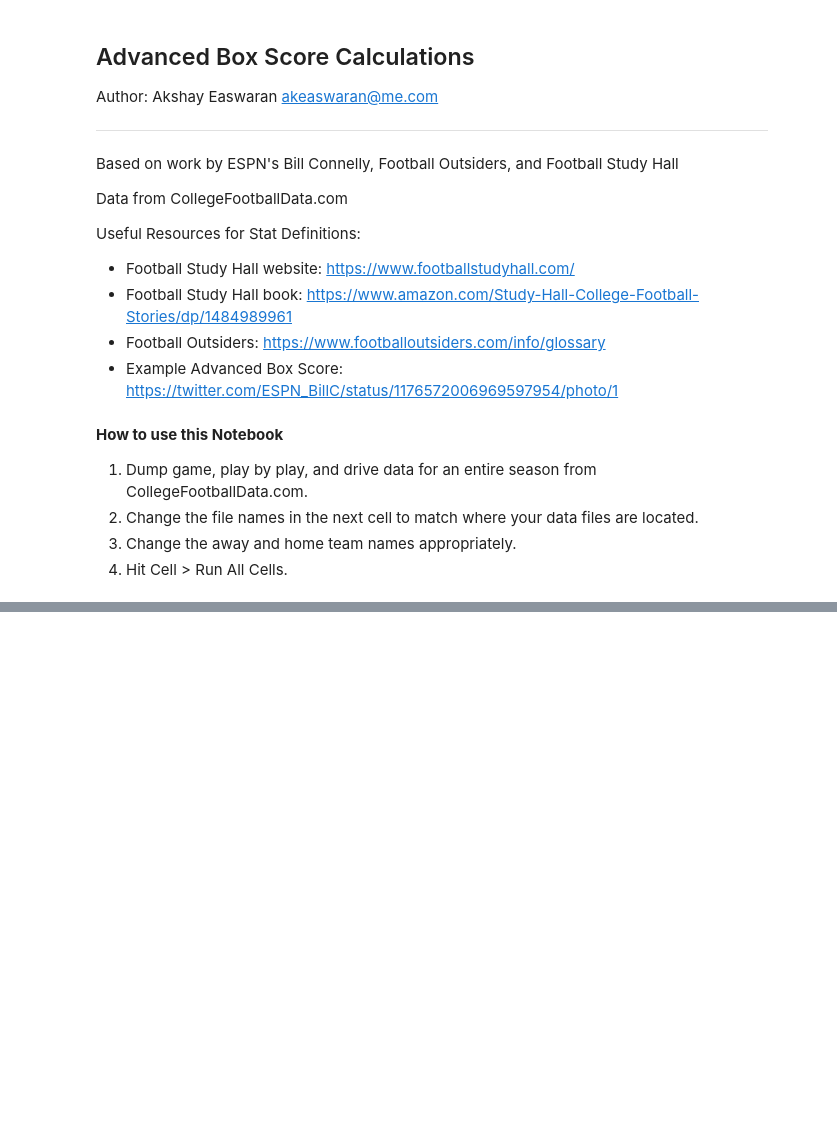
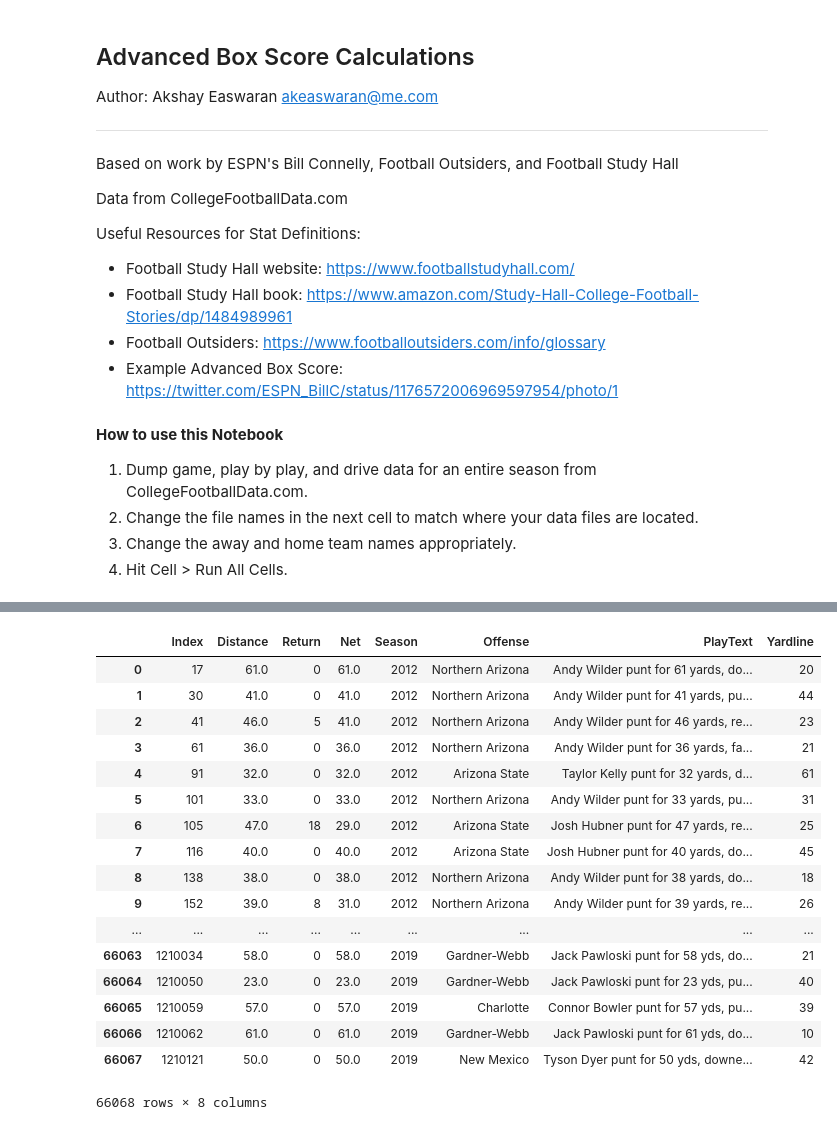
Before and after one commit to akeaswaran/cfb-pbp-analysis, a Jupyter notebook: national stats.ipynb, the cells around one changed output, grey strips where cells are left out. Cells and saved outputs as stored; diff of their text form; code cells hidden in the pictures; blank space fills up the shorter version.

```diff
--- a/national stats.ipynb
+++ b/national stats.ipynb
@@ -280,0 +230,55 @@ Rushing Def ER+: 86.88817838210473
+# %%
+%matplotlib inline
+import pandas as pd
+import matplotlib.pyplot as plt
+import numpy as np
+
+def retrieveCfbDataFile(endpoint, year):
+    return pd.read_csv(f"data/{endpoint}/{year}.csv", encoding='latin-1')
+
+
+pbp_data = pd.DataFrame()
+for i in range(2012, 2020):
+    plys = retrieveCfbDataFile('pbp',i)
+    plys['year'] = i
+    pbp_data = pbp_data.append(plys, sort=False)
+pbp_data.reset_index(inplace=True, drop=True)
+# pbp_data.loc[
+#     pbp_data.offense == pbp_data.away, ['yard_line']
+# ] = 100 - pbp_data.yard_line
+
+pbp_data.yard_line = pbp_data.apply(lambda y: 100 - y.yard_line if (y.offense == y.away) else y.yard_line, axis=1)
+
+punt_plays = pbp_data[pbp_data.play_type.str.contains("Punt")]
+pt_tmp = pd.DataFrame(data=punt_plays.play_text.str.extract('punt for (\d+) ya*r*ds', expand=True).astype(float))
+pt_tmp.fillna(0, inplace=True)
+punt_distance = pd.DataFrame(columns=["Index","Distance","Return","Net"])
+if (len(pt_tmp) > 0):
+    punt_distance["Index"] = pt_tmp.index
+    punt_distance["Season"] = punt_distance.apply(lambda x: punt_plays.year[x.Index],axis=1)
+    punt_distance["Offense"] = punt_distance.apply(lambda x: punt_plays.offense[x.Index],axis=1)
+    punt_distance["PlayText"] = punt_distance.apply(lambda x: punt_plays.play_text[x.Index],axis=1)
+    punt_distance["Yardline"] = punt_distance.apply(lambda x: 0 if (x.Index == None) else punt_plays.yard_line[x.Index],axis=1)
+    punt_distance["Distance"] = pt_tmp.values
+    punt_distance["Return"] = punt_distance.apply(lambda x: punt_plays.yards_gained[x.Index],axis=1)
+    punt_distance["Net"] = punt_distance.Distance - punt_distance.Return
+punt_distance
+# %% [output]
+|  | Index | Distance | Return | Net | Season | Offense | PlayText | Yardline |
+| 0 | 17 | 61.0 | 0 | 61.0 | 2012 | Northern Arizona | Andy Wilder punt for 61 yards, do... | 20 |
+| 1 | 30 | 41.0 | 0 | 41.0 | 2012 | Northern Arizona | Andy Wilder punt for 41 yards, pu... | 44 |
+| 2 | 41 | 46.0 | 5 | 41.0 | 2012 | Northern Arizona | Andy Wilder punt for 46 yards, re... | 23 |
+| 3 | 61 | 36.0 | 0 | 36.0 | 2012 | Northern Arizona | Andy Wilder punt for 36 yards, fa... | 21 |
+| 4 | 91 | 32.0 | 0 | 32.0 | 2012 | Arizona State | Taylor Kelly punt for 32 yards, d... | 61 |
+| 5 | 101 | 33.0 | 0 | 33.0 | 2012 | Northern Arizona | Andy Wilder punt for 33 yards, pu... | 31 |
+| 6 | 105 | 47.0 | 18 | 29.0 | 2012 | Arizona State | Josh Hubner punt for 47 yards, re... | 25 |
+| 7 | 116 | 40.0 | 0 | 40.0 | 2012 | Arizona State | Josh Hubner punt for 40 yards, do... | 45 |
+| 8 | 138 | 38.0 | 0 | 38.0 | 2012 | Northern Arizona | Andy Wilder punt for 38 yards, do... | 18 |
+| 9 | 152 | 39.0 | 8 | 31.0 | 2012 | Northern Arizona | Andy Wilder punt for 39 yards, re... | 26 |
+| ... | ... | ... | ... | ... | ... | ... | ... | ... |
+| 66063 | 1210034 | 58.0 | 0 | 58.0 | 2019 | Gardner-Webb | Jack Pawloski punt for 58 yds, do... | 21 |
+| 66064 | 1210050 | 23.0 | 0 | 23.0 | 2019 | Gardner-Webb | Jack Pawloski punt for 23 yds, pu... | 40 |
+| 66065 | 1210059 | 57.0 | 0 | 57.0 | 2019 | Charlotte | Connor Bowler punt for 57 yds, pu... | 39 |
+| 66066 | 1210062 | 61.0 | 0 | 61.0 | 2019 | Gardner-Webb | Jack Pawloski punt for 61 yds, do... | 10 |
+| 66067 | 1210121 | 50.0 | 0 | 50.0 | 2019 | New Mexico | Tyson Dyer punt for 50 yds, downe... | 42 |
+66068 rows × 8 columns
```
Also changed, not shown: parts of 17 cells of this notebook, 1 other file.
